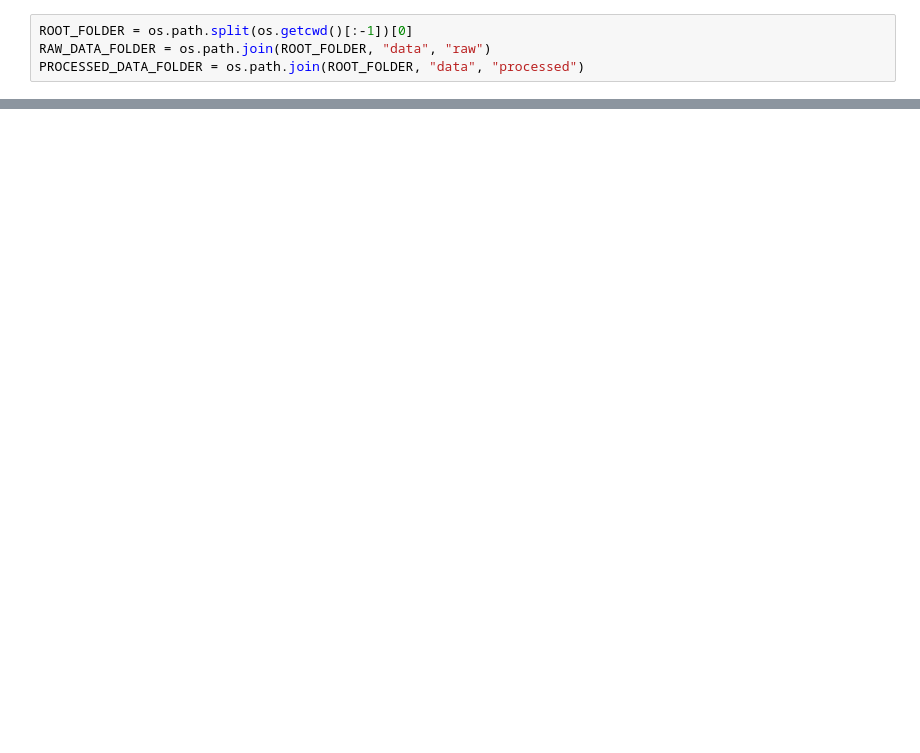
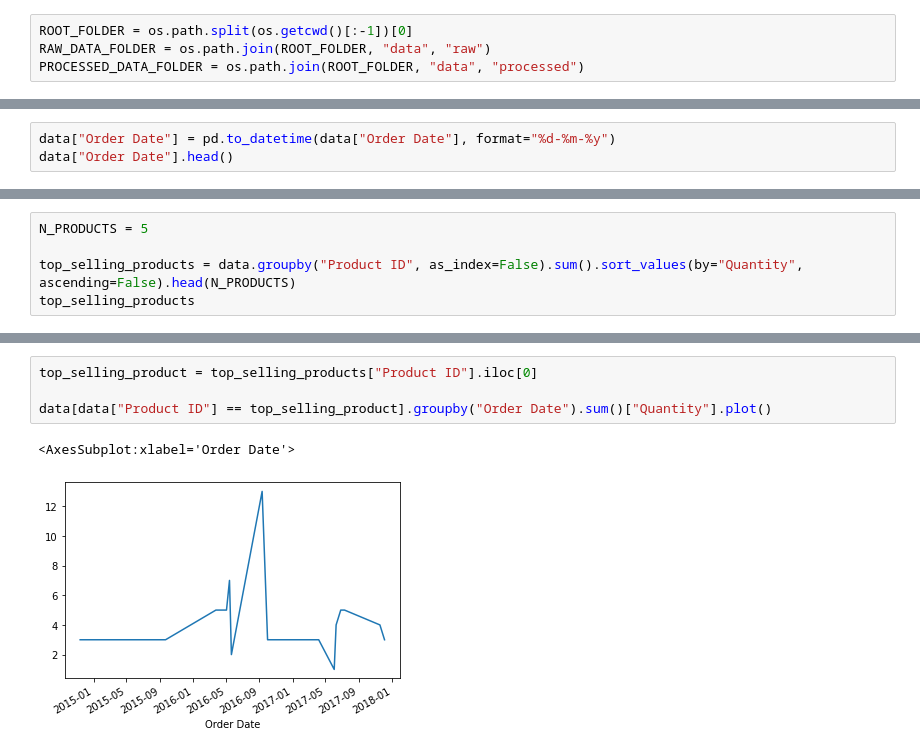
Before and after one commit to matheusccouto/superstore-api, a Jupyter notebook: notebooks/1-matheusccouto-exploratory-data-analysis.ipynb, the cells around one changed output, grey strips where cells are left out. Drawn from its saved outputs; the diff is of its cells as text; blank space fills up the shorter version.

Commit message:
Convert dates

```diff
--- a/notebooks/1-matheusccouto-exploratory-data-analysis.ipynb
+++ b/notebooks/1-matheusccouto-exploratory-data-analysis.ipynb
@@ -27,0 +62,3 @@ data.head()
+# %%
+data["Order Date"] = pd.to_datetime(data["Order Date"], format="%d-%m-%y")
+data["Order Date"].head()
@@ -27,0 +87,5 @@ data.head()
+# %%
+N_PRODUCTS = 5
+
+top_selling_products = data.groupby("Product ID", as_index=False).sum().sort_values(by="Quantity", ascending=False).head(N_PRODUCTS)
+top_selling_products
@@ -27,0 +99,7 @@ data.head()
+# %%
+top_selling_product = top_selling_products["Product ID"].iloc[0]
+
+data[data["Product ID"] == top_selling_product].groupby("Order Date").sum()["Quantity"].plot()
+# %% [output]
+<AxesSubplot:xlabel='Order Date'>
+[figure, added]
```
Also changed, not shown: parts of 19 cells of this notebook, 1 other file.
